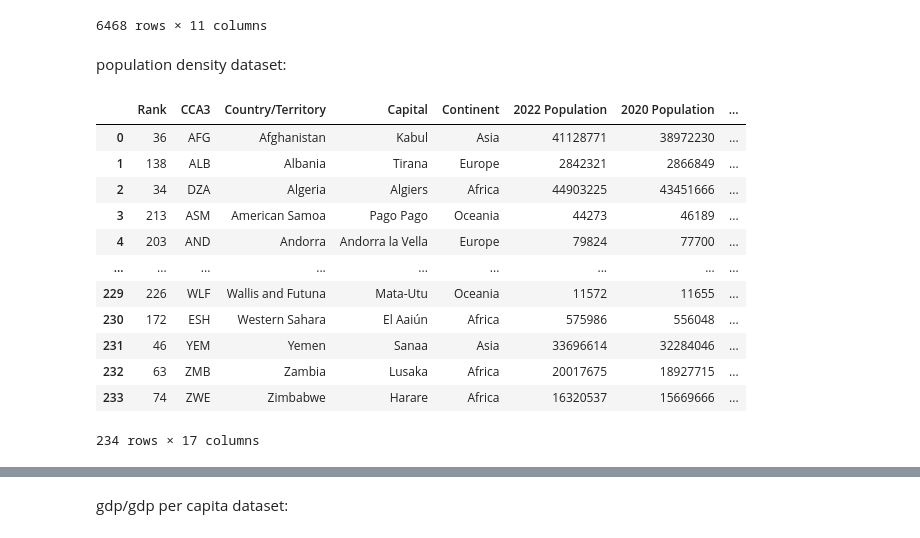
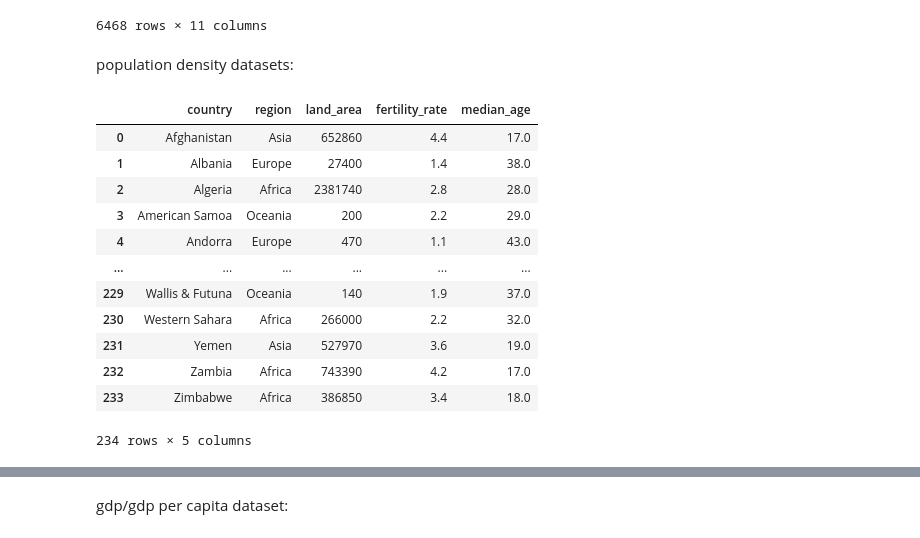
Before and after one commit to oliviareese/oliviareese.github.io, a Jupyter notebook: app.ipynb, the cells around one changed output, grey strips where cells are left out. Drawn from its saved outputs; the diff is of its cells as text; code cells hidden in the pictures.

```diff
--- a/app.ipynb
+++ b/app.ipynb
@@ -62,22 +62,22 @@ mental_health_data
 | 6467 | 6467 | Zimbabwe | ZWE | 2017 | 0.157963 | 0.611242 | 0.124443 | ... |
 6468 rows × 11 columns
 # %% [markdown]
-population density dataset:
+population density datasets:
-# %%
-# world population dataset
-population_data = pd.read_csv("/Users/oliviareese/Desktop/Desktop - Olivia’s MacBook Pro/CMSC320/FinalProject/oliviareese.github.io/world_population.csv")
-population_data
-# %% [output]
-|  | Rank | CCA3 | Country/Territory | Capital | Continent | 2022 Population | 2020 Population | ... |
-| 0 | 36 | AFG | Afghanistan | Kabul | Asia | 41128771 | 38972230 | ... |
-| 1 | 138 | ALB | Albania | Tirana | Europe | 2842321 | 2866849 | ... |
-| 2 | 34 | DZA | Algeria | Algiers | Africa | 44903225 | 43451666 | ... |
-| 3 | 213 | ASM | American Samoa | Pago Pago | Oceania | 44273 | 46189 | ... |
-| 4 | 203 | AND | Andorra | Andorra la Vella | Europe | 79824 | 77700 | ... |
-| ... | ... | ... | ... | ... | ... | ... | ... | ... |
-| 229 | 226 | WLF | Wallis and Futuna | Mata-Utu | Oceania | 11572 | 11655 | ... |
-| 230 | 172 | ESH | Western Sahara | El Aaiún | Africa | 575986 | 556048 | ... |
-| 231 | 46 | YEM | Yemen | Sanaa | Asia | 33696614 | 32284046 | ... |
-| 232 | 63 | ZMB | Zambia | Lusaka | Africa | 20017675 | 18927715 | ... |
-| 233 | 74 | ZWE | Zimbabwe | Harare | Africa | 16320537 | 15669666 | ... |
-234 rows × 17 columns
+# %%
+# world population datasets
+country_data = pd.read_csv("Datasets/world_country_stats.csv")
+country_data
+# %% [output]
+|  | country | region | land_area | fertility_rate | median_age |
+| 0 | Afghanistan | Asia | 652860 | 4.4 | 17.0 |
+| 1 | Albania | Europe | 27400 | 1.4 | 38.0 |
+| 2 | Algeria | Africa | 2381740 | 2.8 | 28.0 |
+| 3 | American Samoa | Oceania | 200 | 2.2 | 29.0 |
+| 4 | Andorra | Europe | 470 | 1.1 | 43.0 |
+| ... | ... | ... | ... | ... | ... |
+| 229 | Wallis & Futuna | Oceania | 140 | 1.9 | 37.0 |
+| 230 | Western Sahara | Africa | 266000 | 2.2 | 32.0 |
+| 231 | Yemen | Asia | 527970 | 3.6 | 19.0 |
+| 232 | Zambia | Africa | 743390 | 4.2 | 17.0 |
+| 233 | Zimbabwe | Africa | 386850 | 3.4 | 18.0 |
+234 rows × 5 columns
```
Also changed, not shown: parts of 5 cells of this notebook, 11 other files.
